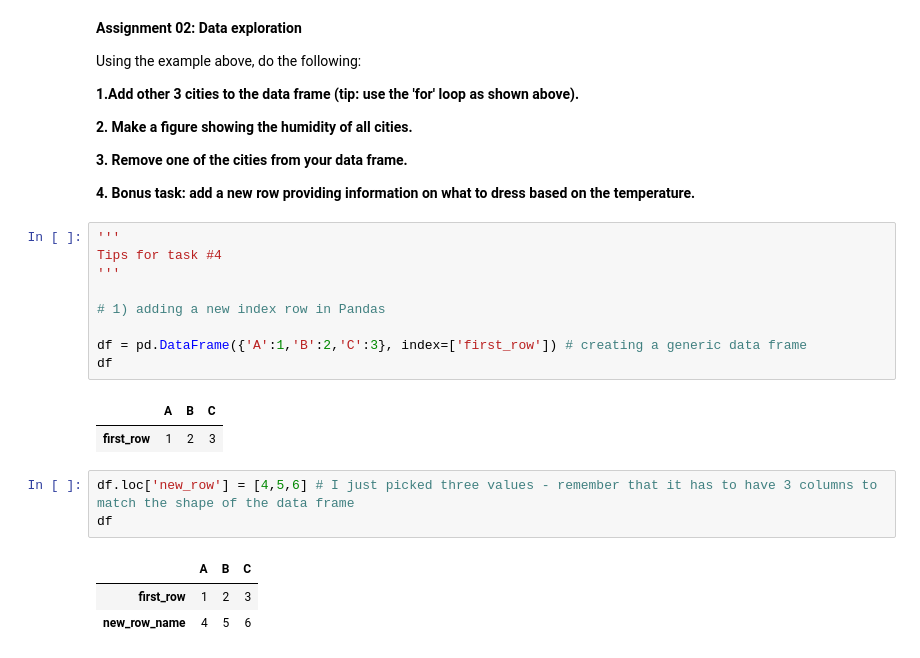
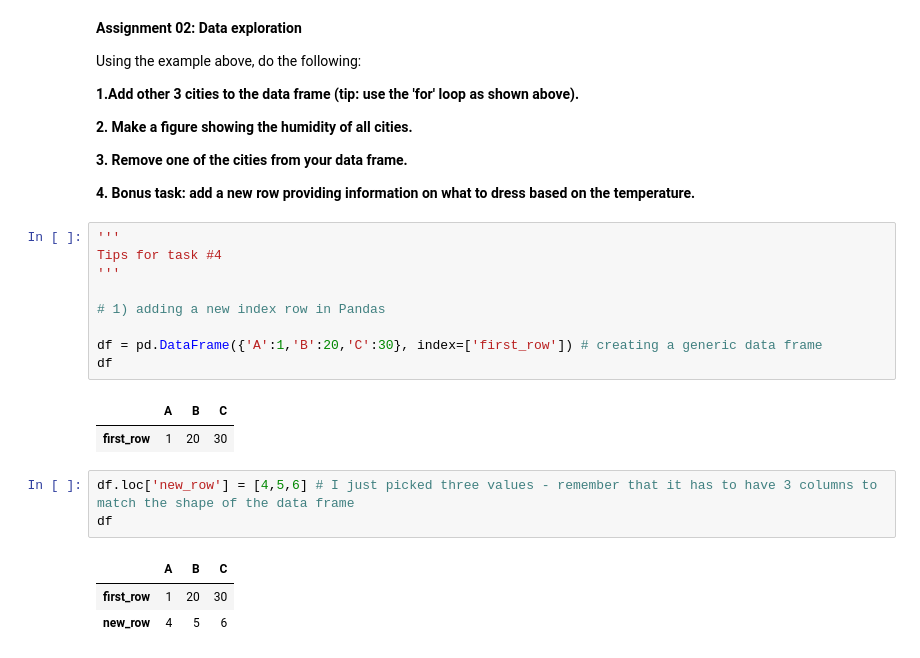
Before and after one commit to saulomeirelles/WomenInPython, a Jupyter notebook: specialMay1st/WomenInPython_specialMay1st.ipynb, the cells around one changed output. Drawn from its saved outputs; the diff is of its cells as text.

```diff
--- a/specialMay1st/WomenInPython_specialMay1st.ipynb
+++ b/specialMay1st/WomenInPython_specialMay1st.ipynb
@@ -241,19 +240,19 @@ Using the example above, do the following:
 # %%
 '''
 Tips for task #4
 '''
 
 # 1) adding a new index row in Pandas
 
-df = pd.DataFrame({'A':1,'B':2,'C':3}, index=['first_row']) # creating a generic data frame
+df = pd.DataFrame({'A':1,'B':20,'C':30}, index=['first_row']) # creating a generic data frame
 df
 # %% [output]
 |  | A | B | C |
-| first_row | 1 | 2 | 3 |
+| first_row | 1 | 20 | 30 |
 # %%
 df.loc['new_row'] = [4,5,6] # I just picked three values - remember that it has to have 3 columns to match the shape of the data frame
 df
 # %% [output]
 |  | A | B | C |
-| first_row | 1 | 2 | 3 |
-| new_row_name | 4 | 5 | 6 |
+| first_row | 1 | 20 | 30 |
+| new_row | 4 | 5 | 6 |
```
Also changed, not shown: parts of 10 cells of this notebook.
